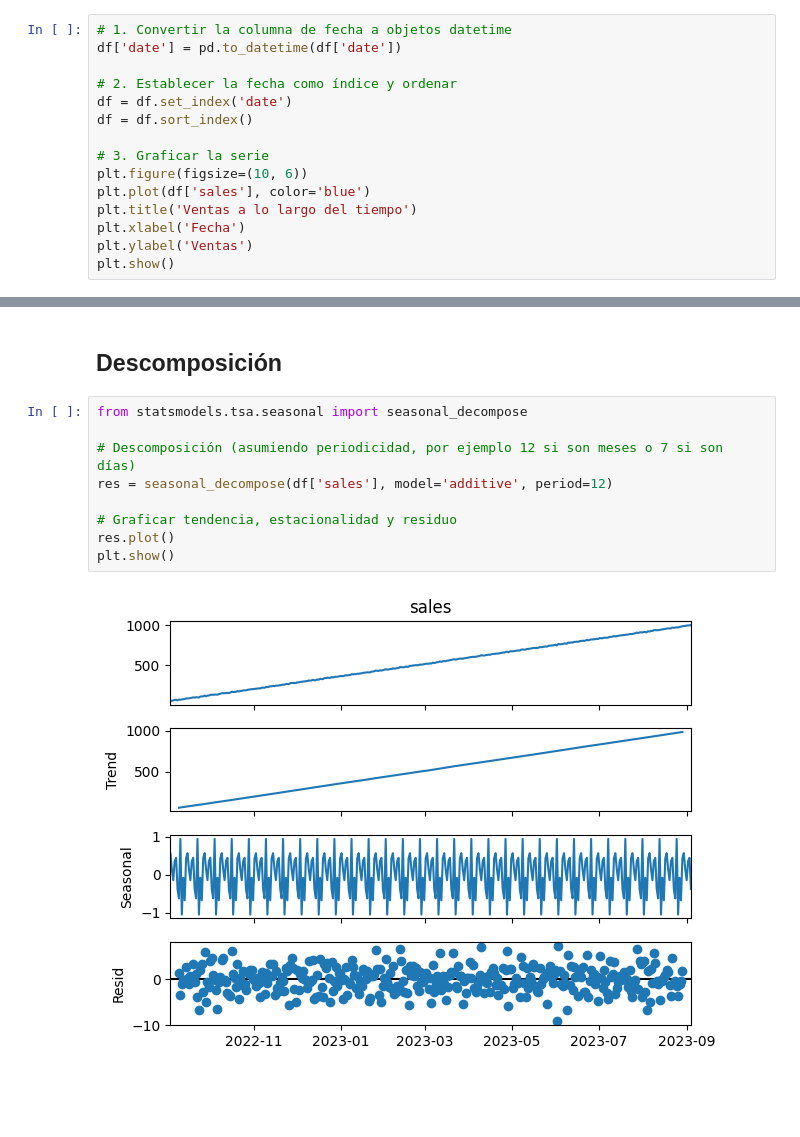
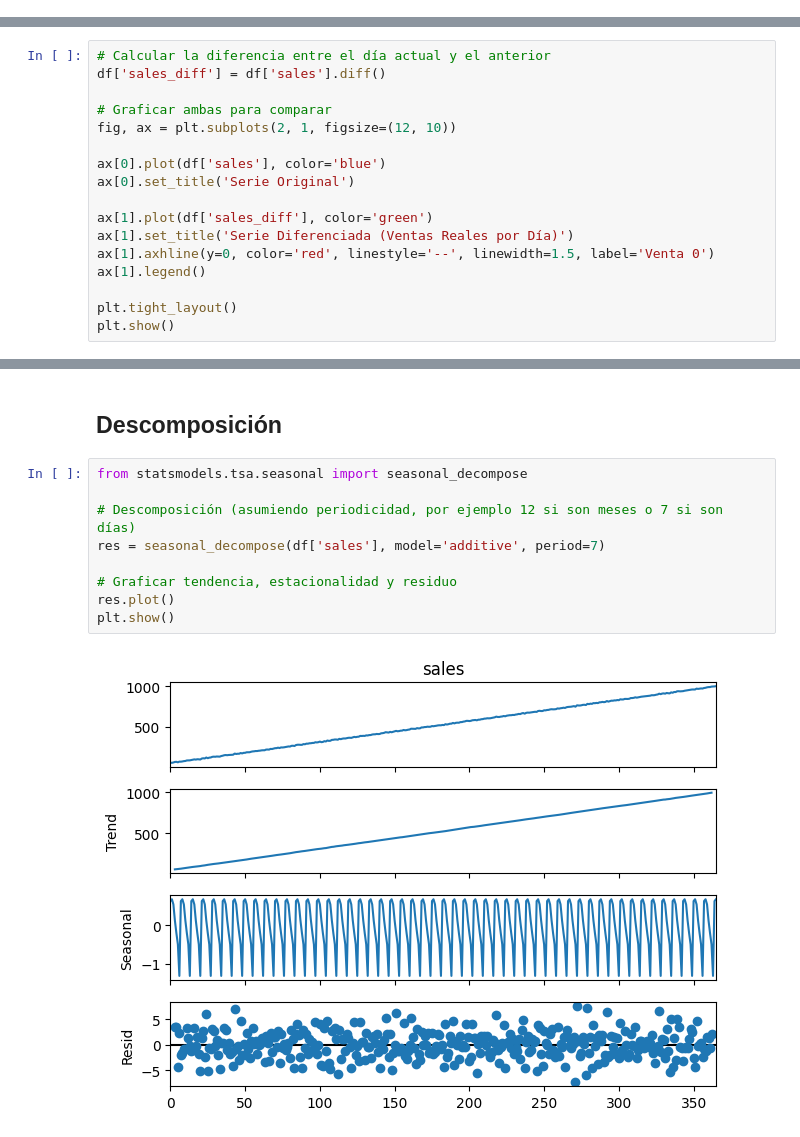
Before and after one commit to 4GeeksAcademy/IgnacioSabinoG-IntroML, a Jupyter notebook: src/10-temporal-series.ipynb, the cells around one changed output, grey strips where cells are left out. Drawn from its saved outputs; the diff is of its cells as text; blank space fills up the shorter version.

```diff
--- a/src/10-temporal-series.ipynb
+++ b/src/10-temporal-series.ipynb
@@ -22,18 +28,3 @@ df
 | 364 | 2023-09-02 17:10:08.079328 | 997.350214 |
 | 365 | 2023-09-03 17:10:08.079328 | 1000.482785 |
 366 rows × 2 columns
-# %%
-# 1. Convertir la columna de fecha a objetos datetime
-df['date'] = pd.to_datetime(df['date'])
-
-# 2. Establecer la fecha como índice y ordenar
-df = df.set_index('date')
-df = df.sort_index()
-
-# 3. Graficar la serie
-plt.figure(figsize=(10, 6))
-plt.plot(df['sales'], color='blue')
-plt.title('Ventas a lo largo del tiempo')
-plt.xlabel('Fecha')
-plt.ylabel('Ventas')
-plt.show()
@@ -41,0 +39,17 @@ plt.show()
+# %%
+# Calcular la diferencia entre el día actual y el anterior
+df['sales_diff'] = df['sales'].diff()
+
+# Graficar ambas para comparar
+fig, ax = plt.subplots(2, 1, figsize=(12, 10))
+
+ax[0].plot(df['sales'], color='blue')
+ax[0].set_title('Serie Original')
+
+ax[1].plot(df['sales_diff'], color='green')
+ax[1].set_title('Serie Diferenciada (Ventas Reales por Día)')
+ax[1].axhline(y=0, color='red', linestyle='--', linewidth=1.5, label='Venta 0')
+ax[1].legend()
+
+plt.tight_layout()
+plt.show()
@@ -44,11 +97,11 @@ plt.show()
 # %%
 from statsmodels.tsa.seasonal import seasonal_decompose
 
 # Descomposición (asumiendo periodicidad, por ejemplo 12 si son meses o 7 si son días)
-res = seasonal_decompose(df['sales'], model='additive', period=12)
+res = seasonal_decompose(df['sales'], model='additive', period=7)
 
 # Graficar tendencia, estacionalidad y residuo
 res.plot()
 plt.show()
 # %% [output]
-[figure, old version]
+[figure, new version]
```
Also changed, not shown: parts of 23 cells of this notebook, 1 other file.
